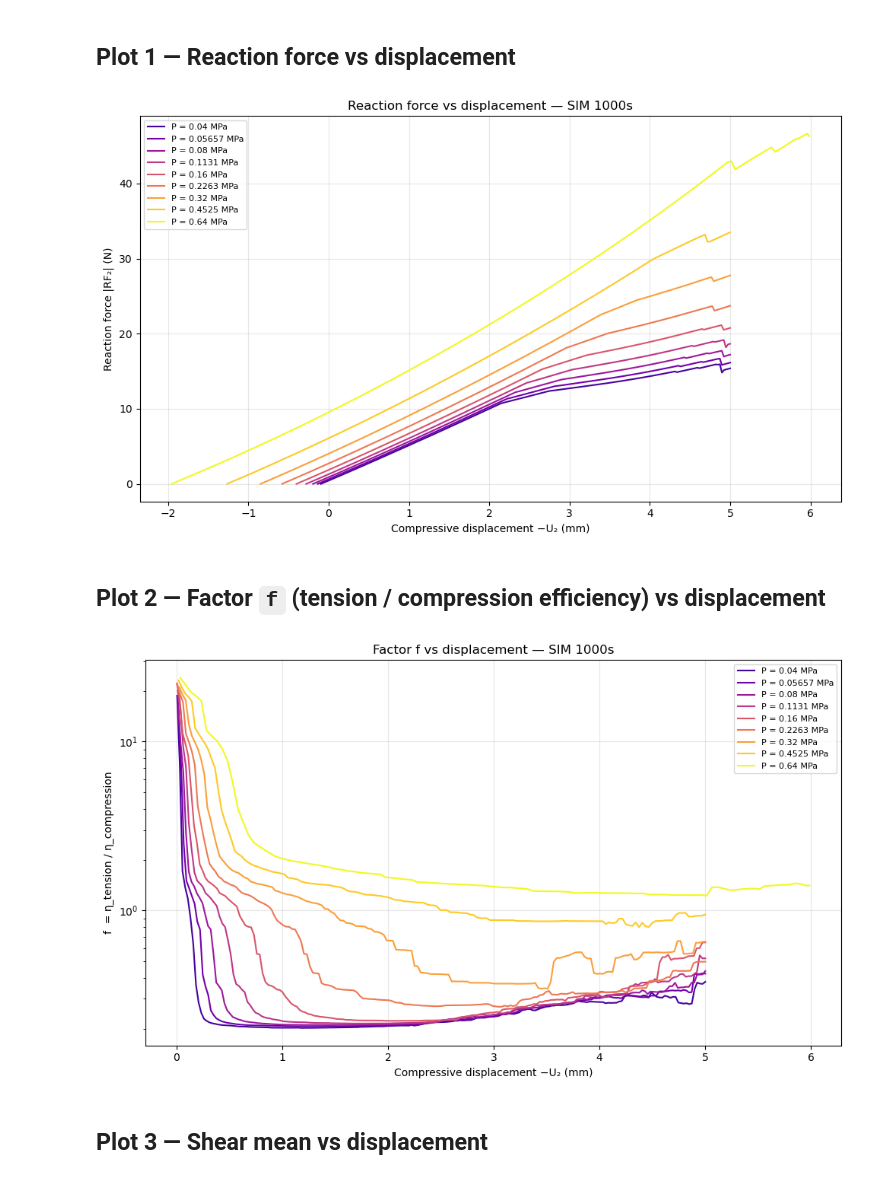
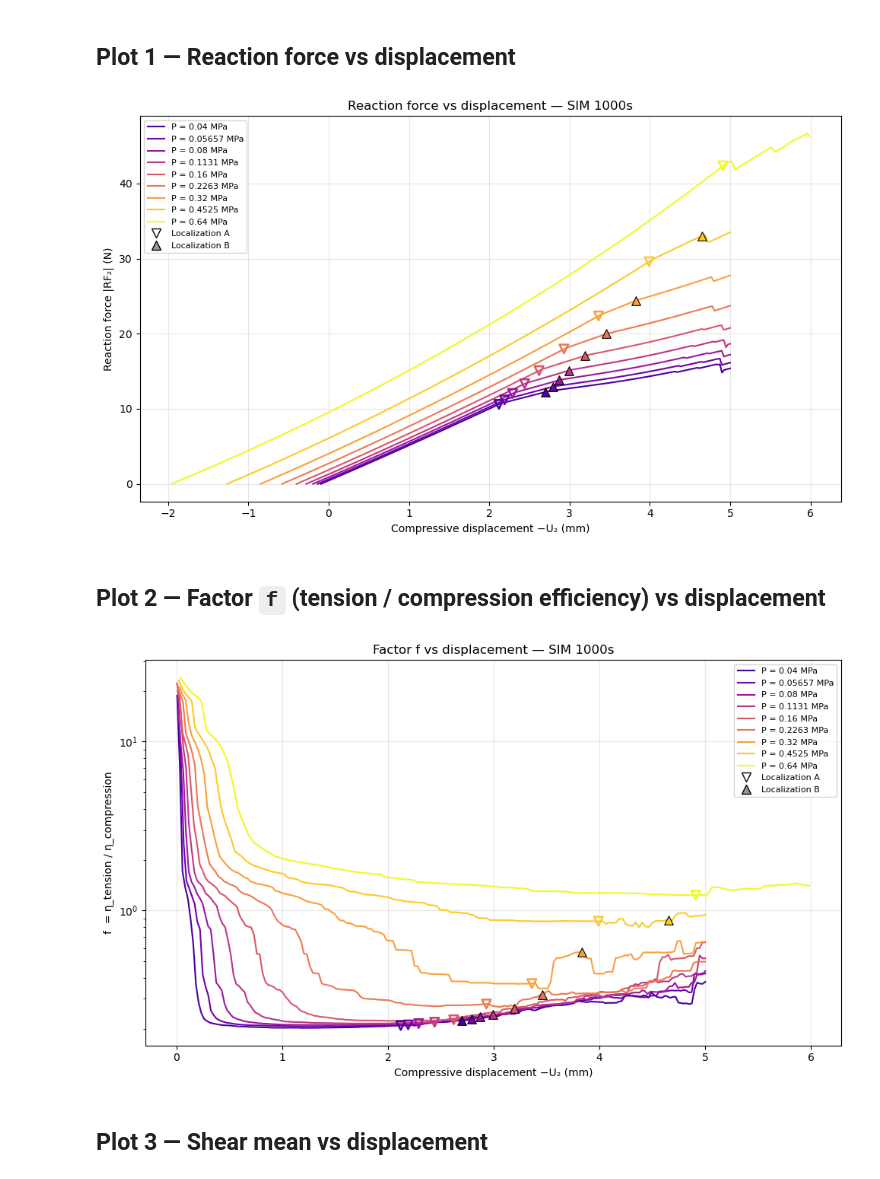
Before and after one commit to francoruffini17/FOAM_V03, a Jupyter notebook: Z001_Results_Analizer/SIM_1000s_analysis.ipynb, the cells around one changed output. Drawn from its saved outputs; the diff is of its cells as text; code cells hidden in the pictures.

```diff
--- a/Z001_Results_Analizer/SIM_1000s_analysis.ipynb
+++ b/Z001_Results_Analizer/SIM_1000s_analysis.ipynb
@@ -44,35 +44,67 @@ PRESSURES = {sim: get_pressure(sim) for sim in SIMS}
 print({sim: f'{p:.6f} MPa' for sim, p in PRESSURES.items()})
 # %% [output]
 {1000: '0.000000 MPa', 1001: '0.040000 MPa', 1002: '0.056569 MPa', 1003: '0.080000 MPa', 1004: '0.113137 MPa', 1005: '0.160000 MPa', 1006: '0.226274 MPa', 1007: '0.320000 MPa', 1008: '0.452548 MPa', 1 ...
+# %%
+from matplotlib.lines import Line2D
+
+# Manually picked from the interactive shear-mean-derivative plot (Plot 3b):
+# LocalizationA = just before the first derivative jump, LocalizationB = just
+# before the second. SIM 1109 has no LocalizationA (single-jump behaviour).
+LOC_A = {1001: 2.12, 1002: 2.19, 1003: 2.29, 1004: 2.44, 1005: 2.62,
+         1006: 2.93, 1007: 3.36, 1008: 3.99, 1109: 4.91}
+LOC_B = {1001: 2.7, 1002: 2.79, 1003: 2.87, 1004: 2.99, 1005: 3.19,
+         1006: 3.46, 1007: 3.83, 1008: 4.65}
+
+def mark_localizations(ax, color, sim, displ, y):
+    if sim in LOC_A:
+        xA = LOC_A[sim]
+        yA = np.interp(xA, displ, y)
+        ax.scatter(xA, yA, marker='v', s=70, facecolor='none',
+                   edgecolor=color, linewidths=1.8, zorder=5)
+    if sim in LOC_B:
+        xB = LOC_B[sim]
+        yB = np.interp(xB, displ, y)
+        ax.scatter(xB, yB, marker='^', s=70, facecolor=color,
+                   edgecolor='k', linewidths=0.8, zorder=5)
+
+def add_localization_legend(ax):
+    handles, labels = ax.get_legend_handles_labels()
+    handles += [
+        Line2D([], [], marker='v', linestyle='None', markerfacecolor='none', markeredgecolor='k', markersize=8),
+        Line2D([], [], marker='^', linestyle='None', markerfacecolor='0.6', markeredgecolor='k', markersize=8),
+    ]
+    labels += ['Localization A', 'Localization B']
+    return handles, labels
 # %% [markdown]
 ## Plot 1 — Reaction force vs displacement
 # %%
 fig, ax = plt.subplots(figsize=(10, 6))
 cmap = plt.get_cmap('plasma', len(SIMS))
 
 for idx, sim in enumerate(SIMS):
     a2 = load_pkl(os.path.join(RESULTS_DIR, f'DATA_PICK_{sim}_A2.pkl'))
     if a2 is None:
         continue
     # U2 at PERN-9999997 is signed (positive = pressure-induced expansion in
     # Step-0, ramping down through 0 to the imposed compression in Step-1) and
     # is monotonically decreasing over time. Negate (don't abs!) to get a
     # monotonically increasing compressive-displacement axis.
     displ = -np.array(a2['U2']['PERN-9999997'])
     rf2   = np.abs(np.array(a2['RF2']['PERN-9999997']))
     del a2
 
     ax.plot(displ, rf2, color=cmap(idx), label=f'P = {PRESSURES[sim]:.4g} MPa')
+    mark_localizations(ax, cmap(idx), sim, displ, rf2)
 
 ax.set_xlabel('Compressive displacement −U₂ (mm)')
 ax.set_ylabel('Reaction force |RF₂| (N)')
 ax.set_title('Reaction force vs displacement — SIM 1000s')
-ax.legend(loc='upper left', fontsize=8)
+ax.legend(*add_localization_legend(ax), loc='upper left', fontsize=8)
 ax.grid(True, alpha=0.3)
 fig.tight_layout()
 plt.show()
 # %% [output]
-[figure, old version]
+[figure, new version]
 # %% [markdown]
 ## Plot 2 — Factor `f` (tension / compression efficiency) vs displacement
 # %%
@@ -96,17 +128,18 @@ for idx, sim in enumerate(SIMS):
 
     mask = ~np.isnan(f) & (displ > 0)
     ax.plot(displ[mask], f[mask], color=cmap(idx), label=f'P = {PRESSURES[sim]:.4g} MPa')
+    mark_localizations(ax, cmap(idx), sim, displ[mask], f[mask])
 
 ax.set_xlabel('Compressive displacement −U₂ (mm)')
 ax.set_ylabel('f  = η_tension / η_compression')
 ax.set_title('Factor f vs displacement — SIM 1000s')
 ax.set_yscale('log')
-ax.legend(loc='best', fontsize=8)
+ax.legend(*add_localization_legend(ax), loc='best', fontsize=8)
 ax.grid(True, alpha=0.3)
 fig.tight_layout()
 plt.show()
 # %% [output]
-[figure, old version]
+[figure, new version]
 # %% [markdown]
 ## Plot 3 — Shear mean vs displacement
 # %%
```
Also changed, not shown: parts of 14 cells of this notebook, 7 other files.
